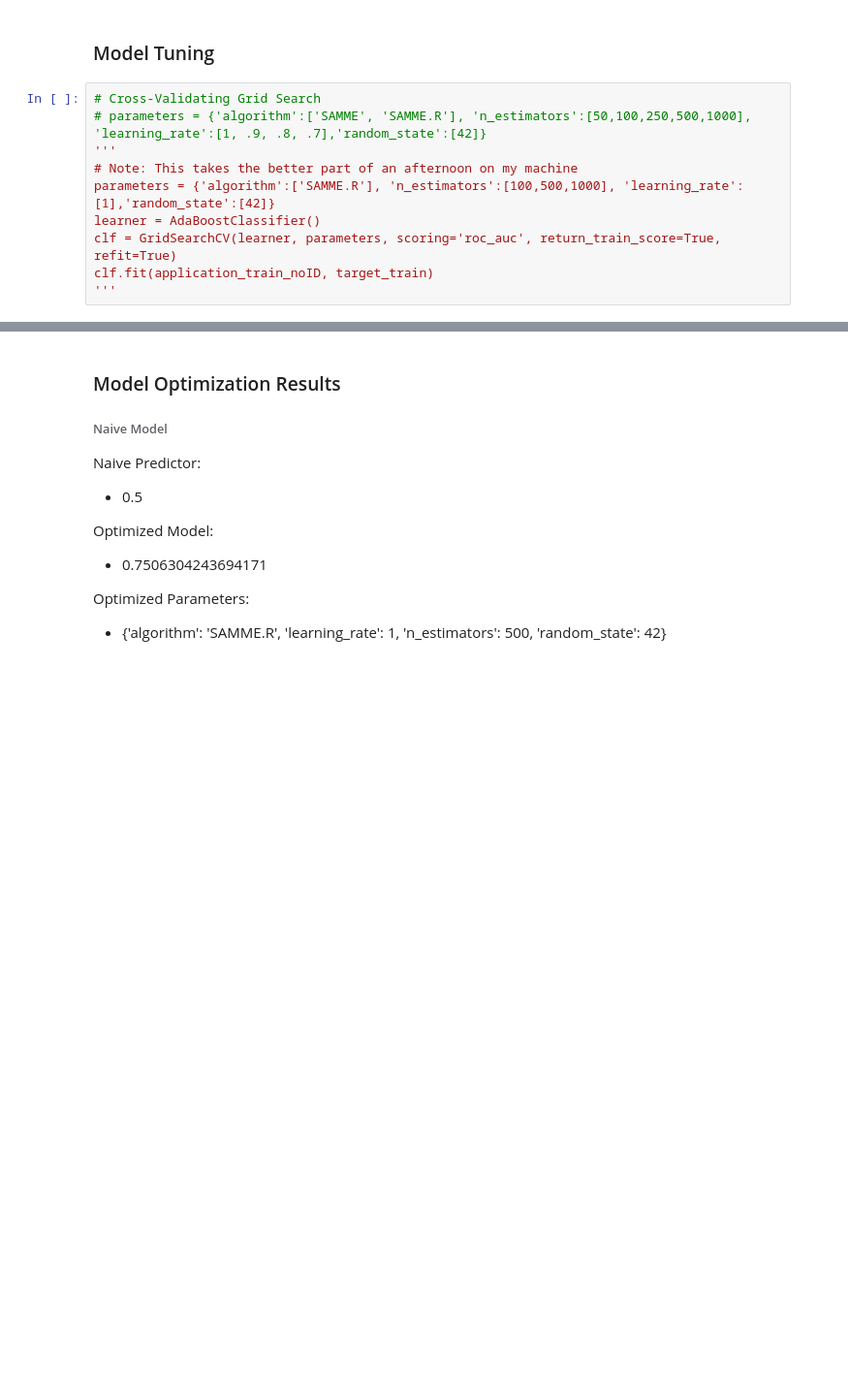
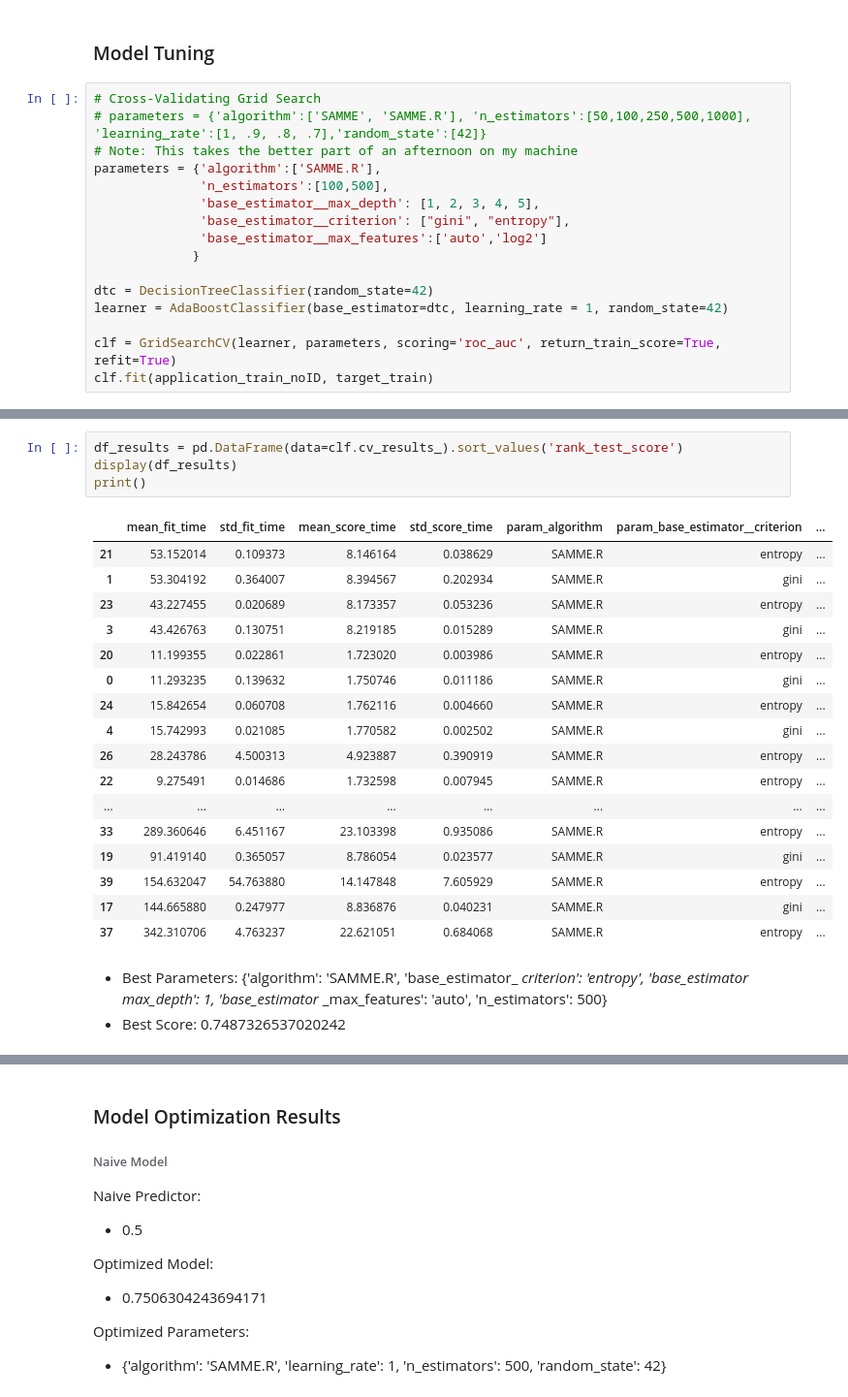
Before and after one commit to clarkje/machine-learning, a Jupyter notebook: projects/capstone/Step 3 - Modeling Application Data.ipynb, the cells around one changed output, grey strips where cells are left out. Shown at 97% size. Cells and saved outputs as stored; diff of their text form; blank space fills up the shorter version.

```diff
--- a/projects/capstone/Step 3 - Modeling Application Data.ipynb
+++ b/projects/capstone/Step 3 - Modeling Application Data.ipynb
@@ -254,10 +256,16 @@ vs.evaluate(results, score)
 # %%
 # Cross-Validating Grid Search
 # parameters = {'algorithm':['SAMME', 'SAMME.R'], 'n_estimators':[50,100,250,500,1000], 'learning_rate':[1, .9, .8, .7],'random_state':[42]}
-'''
 # Note: This takes the better part of an afternoon on my machine
-parameters = {'algorithm':['SAMME.R'], 'n_estimators':[100,500,1000], 'learning_rate':[1],'random_state':[42]}
-learner = AdaBoostClassifier()
+parameters = {'algorithm':['SAMME.R'],
+              'n_estimators':[100,500],
+              'base_estimator__max_depth': [1, 2, 3, 4, 5],
+              'base_estimator__criterion': ["gini", "entropy"],
+              'base_estimator__max_features':['auto','log2']
+             }
+
+dtc = DecisionTreeClassifier(random_state=42)
+learner = AdaBoostClassifier(base_estimator=dtc, learning_rate = 1, random_state=42)
+
 clf = GridSearchCV(learner, parameters, scoring='roc_auc', return_train_score=True, refit=True)
 clf.fit(application_train_noID, target_train)
-'''
@@ -264 +286,26 @@ clf.fit(application_train_noID, target_train)
+# %%
+df_results = pd.DataFrame(data=clf.cv_results_).sort_values('rank_test_score')
+display(df_results)
+print()
+# %% [output]
+|  | mean_fit_time | std_fit_time | mean_score_time | std_score_time | param_algorithm | param_base_estimator__criterion | ... |
+| 21 | 53.152014 | 0.109373 | 8.146164 | 0.038629 | SAMME.R | entropy | ... |
+| 1 | 53.304192 | 0.364007 | 8.394567 | 0.202934 | SAMME.R | gini | ... |
+| 23 | 43.227455 | 0.020689 | 8.173357 | 0.053236 | SAMME.R | entropy | ... |
+| 3 | 43.426763 | 0.130751 | 8.219185 | 0.015289 | SAMME.R | gini | ... |
+| 20 | 11.199355 | 0.022861 | 1.723020 | 0.003986 | SAMME.R | entropy | ... |
+| 0 | 11.293235 | 0.139632 | 1.750746 | 0.011186 | SAMME.R | gini | ... |
+| 24 | 15.842654 | 0.060708 | 1.762116 | 0.004660 | SAMME.R | entropy | ... |
+| 4 | 15.742993 | 0.021085 | 1.770582 | 0.002502 | SAMME.R | gini | ... |
+| 26 | 28.243786 | 4.500313 | 4.923887 | 0.390919 | SAMME.R | entropy | ... |
+| 22 | 9.275491 | 0.014686 | 1.732598 | 0.007945 | SAMME.R | entropy | ... |
+| ... | ... | ... | ... | ... | ... | ... | ... |
+| 33 | 289.360646 | 6.451167 | 23.103398 | 0.935086 | SAMME.R | entropy | ... |
+| 19 | 91.419140 | 0.365057 | 8.786054 | 0.023577 | SAMME.R | gini | ... |
+| 39 | 154.632047 | 54.763880 | 14.147848 | 7.605929 | SAMME.R | entropy | ... |
+| 17 | 144.665880 | 0.247977 | 8.836876 | 0.040231 | SAMME.R | gini | ... |
+| 37 | 342.310706 | 4.763237 | 22.621051 | 0.684068 | SAMME.R | entropy | ... |
+# %% [markdown]
+- Best Parameters: {'algorithm': 'SAMME.R', 'base_estimator_ _criterion': 'entropy', 'base_estimator_ _max_depth': 1, 'base_estimator_ _max_features': 'auto', 'n_estimators': 500}
+- Best Score: 0.7487326537020242
 # %%
```
Also changed, not shown: parts of 16 cells of this notebook, 5 other files.
